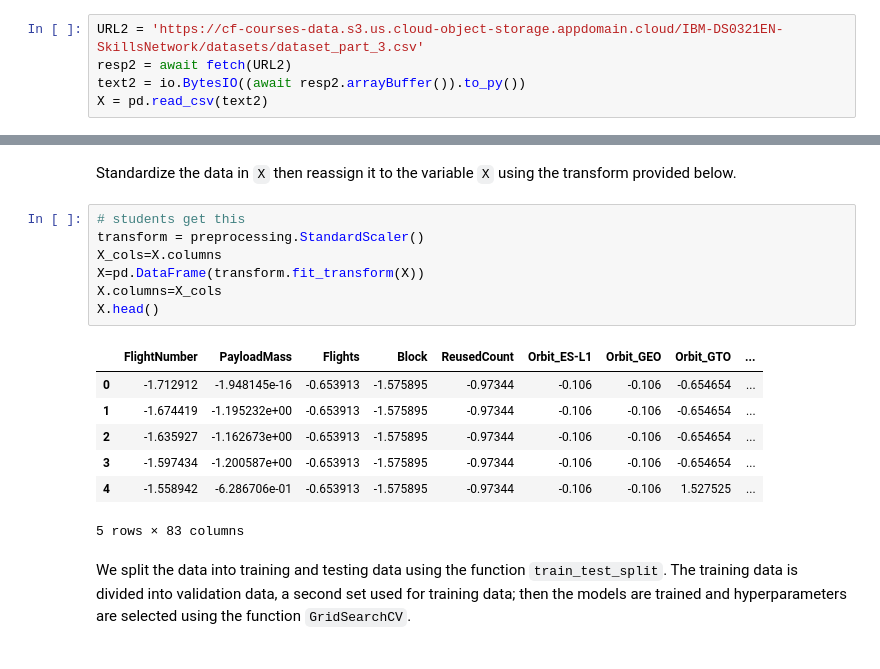
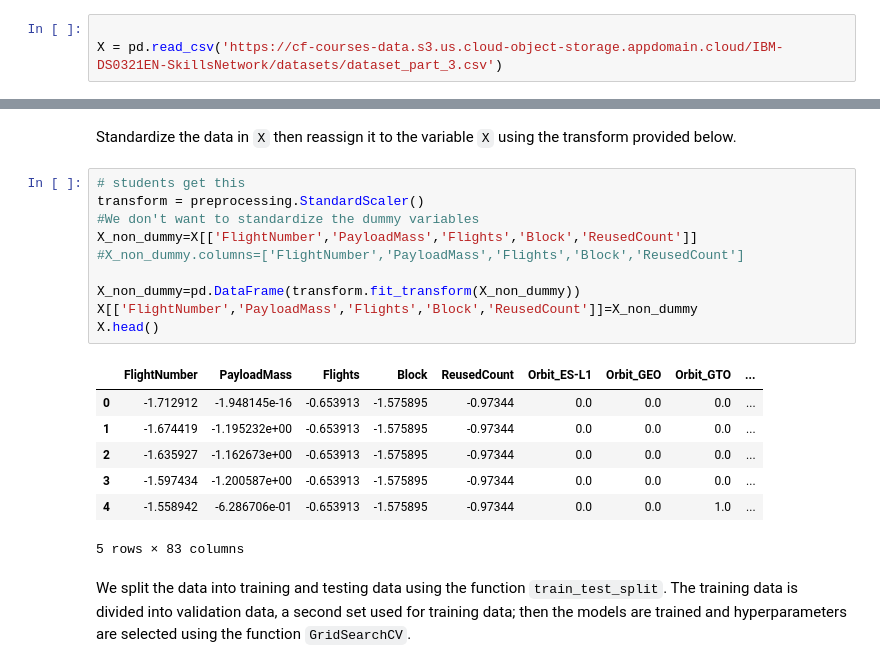
Before and after one commit to ldereske/IBM_Data_Science_Capstone, a Jupyter notebook: SpaceX_Machine Learning Prediction_Part_5.ipynb, the cells around one changed output, grey strips where cells are left out. Cells and saved outputs as stored; diff of their text form.

```diff
--- a/SpaceX_Machine Learning Prediction_Part_5.ipynb
+++ b/SpaceX_Machine Learning Prediction_Part_5.ipynb
@@ -109,7 +97,5 @@ data.head()
 | 3 | 4 | 2013-09-29 | Falcon 9 | 500.000000 | PO | VAFB SLC 4E | False Ocean | 1 | False | ... |
 | 4 | 5 | 2013-12-03 | Falcon 9 | 3170.000000 | GTO | CCAFS SLC 40 | None None | 1 | False | ... |
 # %%
-URL2 = 'https://cf-courses-data.s3.us.cloud-object-storage.appdomain.cloud/IBM-DS0321EN-SkillsNetwork/datasets/dataset_part_3.csv'
-resp2 = await fetch(URL2)
-text2 = io.BytesIO((await resp2.arrayBuffer()).to_py())
-X = pd.read_csv(text2)
+
+X = pd.read_csv('https://cf-courses-data.s3.us.cloud-object-storage.appdomain.cloud/IBM-DS0321EN-SkillsNetwork/datasets/dataset_part_3.csv')
@@ -147,17 +138,20 @@ Standardize the data in <code>X</code> then reassign it to the variable  <code>X
 # %%
 # students get this
 transform = preprocessing.StandardScaler()
-X_cols=X.columns
-X=pd.DataFrame(transform.fit_transform(X))
-X.columns=X_cols
+#We don't want to standardize the dummy variables
+X_non_dummy=X[['FlightNumber','PayloadMass','Flights','Block','ReusedCount']]
+#X_non_dummy.columns=['FlightNumber','PayloadMass','Flights','Block','ReusedCount']
+
+X_non_dummy=pd.DataFrame(transform.fit_transform(X_non_dummy))
+X[['FlightNumber','PayloadMass','Flights','Block','ReusedCount']]=X_non_dummy
 X.head()
 # %% [output]
 |  | FlightNumber | PayloadMass | Flights | Block | ReusedCount | Orbit_ES-L1 | Orbit_GEO | Orbit_GTO | ... |
-| 0 | -1.712912 | -1.948145e-16 | -0.653913 | -1.575895 | -0.97344 | -0.106 | -0.106 | -0.654654 | ... |
-| 1 | -1.674419 | -1.195232e+00 | -0.653913 | -1.575895 | -0.97344 | -0.106 | -0.106 | -0.654654 | ... |
-| 2 | -1.635927 | -1.162673e+00 | -0.653913 | -1.575895 | -0.97344 | -0.106 | -0.106 | -0.654654 | ... |
-| 3 | -1.597434 | -1.200587e+00 | -0.653913 | -1.575895 | -0.97344 | -0.106 | -0.106 | -0.654654 | ... |
-| 4 | -1.558942 | -6.286706e-01 | -0.653913 | -1.575895 | -0.97344 | -0.106 | -0.106 | 1.527525 | ... |
+| 0 | -1.712912 | -1.948145e-16 | -0.653913 | -1.575895 | -0.97344 | 0.0 | 0.0 | 0.0 | ... |
+| 1 | -1.674419 | -1.195232e+00 | -0.653913 | -1.575895 | -0.97344 | 0.0 | 0.0 | 0.0 | ... |
+| 2 | -1.635927 | -1.162673e+00 | -0.653913 | -1.575895 | -0.97344 | 0.0 | 0.0 | 0.0 | ... |
+| 3 | -1.597434 | -1.200587e+00 | -0.653913 | -1.575895 | -0.97344 | 0.0 | 0.0 | 0.0 | ... |
+| 4 | -1.558942 | -6.286706e-01 | -0.653913 | -1.575895 | -0.97344 | 0.0 | 0.0 | 1.0 | ... |
 5 rows × 83 columns
 # %% [markdown]
 We split the data into training and testing data using the  function  <code>train_test_split</code>.   The training data is divided into validation data, a second set used for training  data; then the models are trained and hyperparameters are selected using the function <code>GridSearchCV</code>.
```
Also changed, not shown: parts of 14 cells of this notebook.
